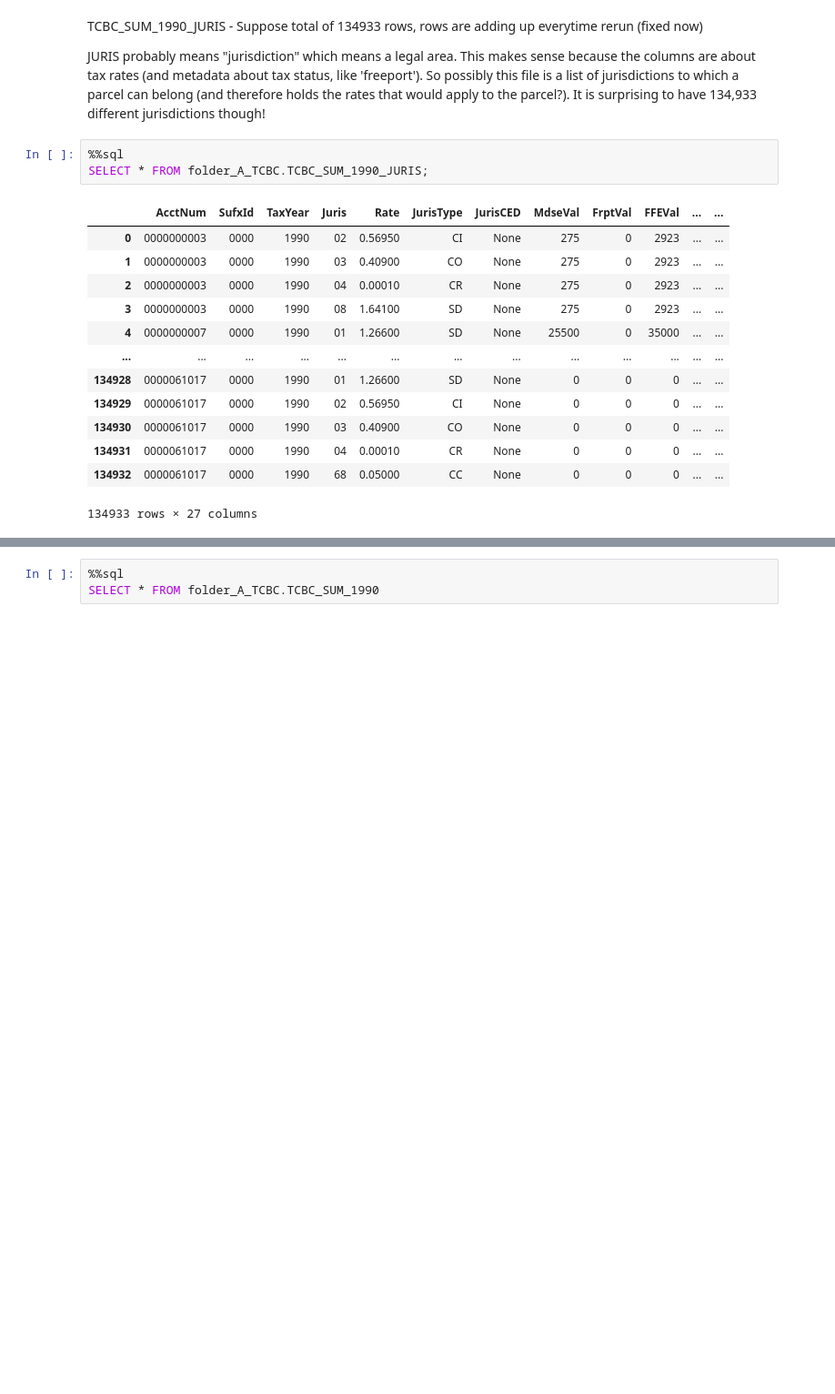
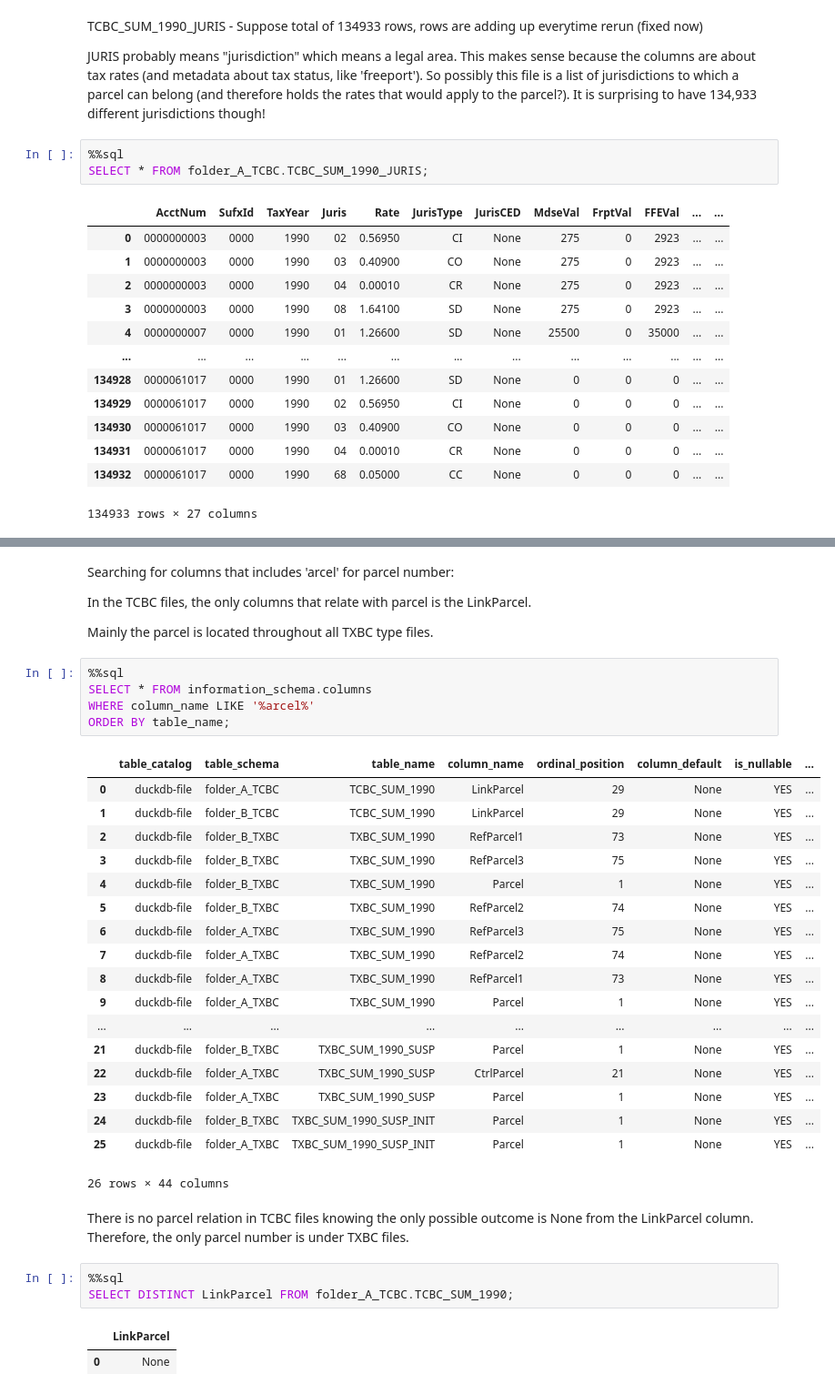
Before and after one commit to jameshowison/tcad_capstone, a Jupyter notebook: explore_tcad.ipynb, the cells around one changed output, grey strips where cells are left out. Shown at 91% size. Cells and saved outputs as stored; diff of their text form; blank space fills up the shorter version.

```diff
--- a/explore_tcad.ipynb
+++ b/explore_tcad.ipynb
@@ -247,3 +380,38 @@ SELECT * FROM folder_A_TCBC.TCBC_SUM_1990
+# %% [markdown]
+Searching for columns that includes 'arcel' for parcel number:
+
+In the TCBC files, the only columns that relate with parcel is the LinkParcel.
+
+Mainly the parcel is located throughout all TXBC type files.
+# %%
+%%sql
+SELECT * FROM information_schema.columns
+WHERE column_name LIKE '%arcel%'
+ORDER BY table_name;
+# %% [output]
+|  | table_catalog | table_schema | table_name | column_name | ordinal_position | column_default | is_nullable | ... |
+| 0 | duckdb-file | folder_A_TCBC | TCBC_SUM_1990 | LinkParcel | 29 | None | YES | ... |
+| 1 | duckdb-file | folder_B_TCBC | TCBC_SUM_1990 | LinkParcel | 29 | None | YES | ... |
+| 2 | duckdb-file | folder_B_TXBC | TXBC_SUM_1990 | RefParcel1 | 73 | None | YES | ... |
+| 3 | duckdb-file | folder_B_TXBC | TXBC_SUM_1990 | RefParcel3 | 75 | None | YES | ... |
+| 4 | duckdb-file | folder_B_TXBC | TXBC_SUM_1990 | Parcel | 1 | None | YES | ... |
+| 5 | duckdb-file | folder_B_TXBC | TXBC_SUM_1990 | RefParcel2 | 74 | None | YES | ... |
+| 6 | duckdb-file | folder_A_TXBC | TXBC_SUM_1990 | RefParcel3 | 75 | None | YES | ... |
+| 7 | duckdb-file | folder_A_TXBC | TXBC_SUM_1990 | RefParcel2 | 74 | None | YES | ... |
+| 8 | duckdb-file | folder_A_TXBC | TXBC_SUM_1990 | RefParcel1 | 73 | None | YES | ... |
+| 9 | duckdb-file | folder_A_TXBC | TXBC_SUM_1990 | Parcel | 1 | None | YES | ... |
+| ... | ... | ... | ... | ... | ... | ... | ... | ... |
+| 21 | duckdb-file | folder_B_TXBC | TXBC_SUM_1990_SUSP | Parcel | 1 | None | YES | ... |
+| 22 | duckdb-file | folder_A_TXBC | TXBC_SUM_1990_SUSP | CtrlParcel | 21 | None | YES | ... |
+| 23 | duckdb-file | folder_A_TXBC | TXBC_SUM_1990_SUSP | Parcel | 1 | None | YES | ... |
+| 24 | duckdb-file | folder_B_TXBC | TXBC_SUM_1990_SUSP_INIT | Parcel | 1 | None | YES | ... |
+| 25 | duckdb-file | folder_A_TXBC | TXBC_SUM_1990_SUSP_INIT | Parcel | 1 | None | YES | ... |
+26 rows × 44 columns
+# %% [markdown]
+There is no parcel relation in TCBC files knowing the only possible outcome is None from the LinkParcel column. Therefore, the only parcel number is under TXBC files.
 # %%
 %%sql
-SELECT * FROM folder_A_TCBC.TCBC_SUM_1990
+SELECT DISTINCT LinkParcel FROM folder_A_TCBC.TCBC_SUM_1990;
+# %% [output]
+|  | LinkParcel |
+| 0 | None |
```
Also changed, not shown: parts of 29 cells of this notebook.
